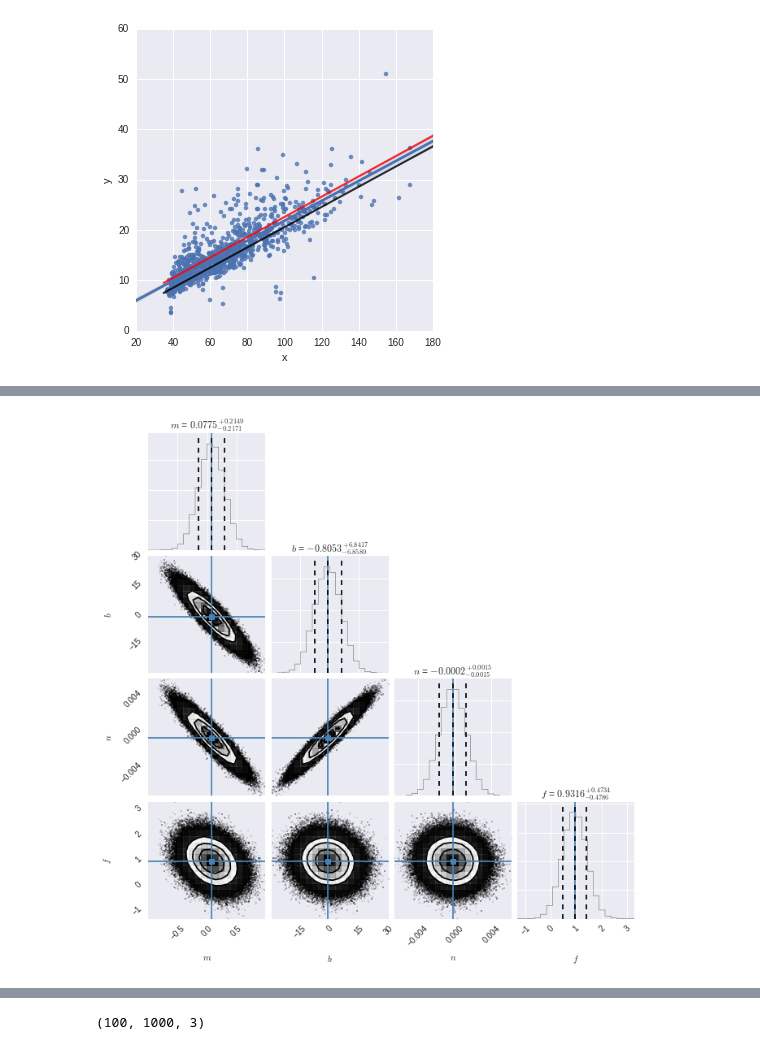
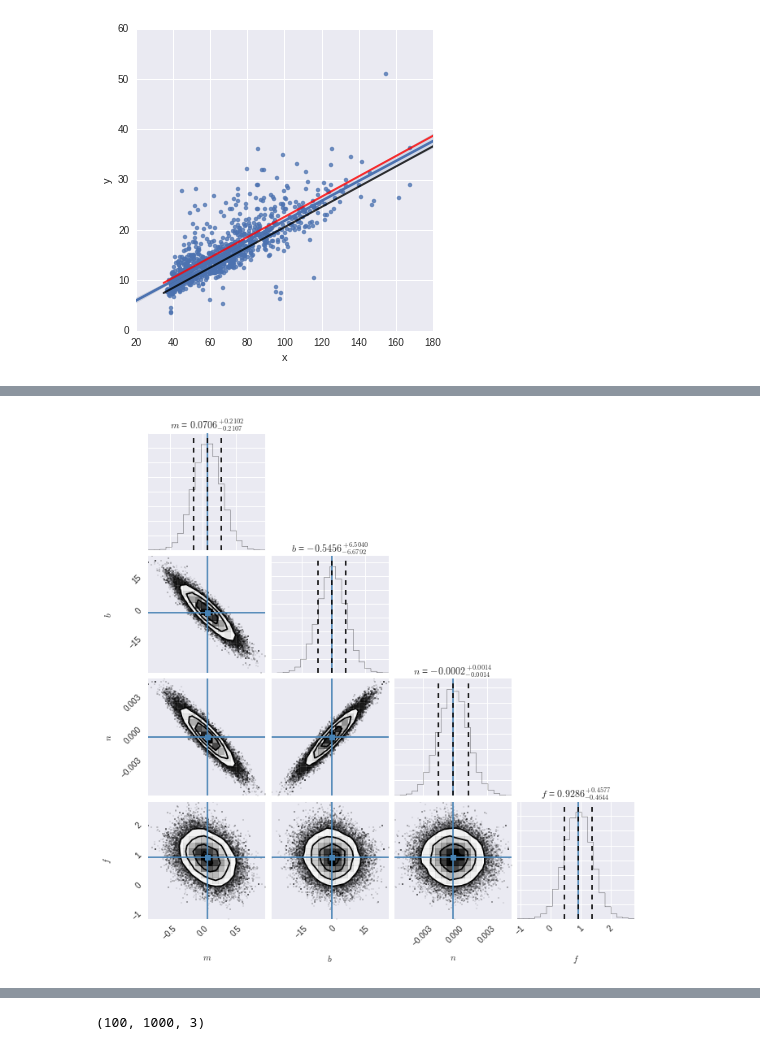
Before and after one commit to saint-germain/anisotropias, a Jupyter notebook: erroranalysis.ipynb, the cells around one changed output, grey strips where cells are left out. Drawn from its saved outputs; the diff is of its cells as text; code cells hidden in the pictures.

```diff
--- a/erroranalysis.ipynb
+++ b/erroranalysis.ipynb
@@ -272,17 +272,17 @@ def lnprob(theta, x, y,yerr):
 # %%
 nll = lambda *args: -lnlike(*args)
 result = op.minimize(nll, [1, 1,1,1], args=(x, y,yerr))
 m_ml, b_ml,n_ml,f_ml= result["x"]
 ndim, nwalkers = 4, 100
 pos = [result["x"] + 1e-4*np.random.randn(ndim) for i in range(nwalkers)]
 sampler = emcee.EnsembleSampler(nwalkers, ndim, lnprob, args=(x, y,yerr))
-sampler.run_mcmc(pos, 10000);
+sampler.run_mcmc(pos, 1000);
 samples = sampler.chain[:, 100:, :].reshape((-1, ndim))
 meanest=samples.mean(axis=0)
 fig = corner.corner(samples, labels=["$m$", "$b$","$n$","$f$"],
                       truths=[meanest[0], meanest[1],meanest[2],meanest[3]], quantiles=[0.16, 0.5, 0.84], show_titles=True,title_fmt='.4f')
 # %% [output]
-[figure, old version]
+[figure, new version]
 # %%
 plt.figure(figsize=(10,8))
 
```
Also changed, not shown: parts of 81 cells of this notebook.
